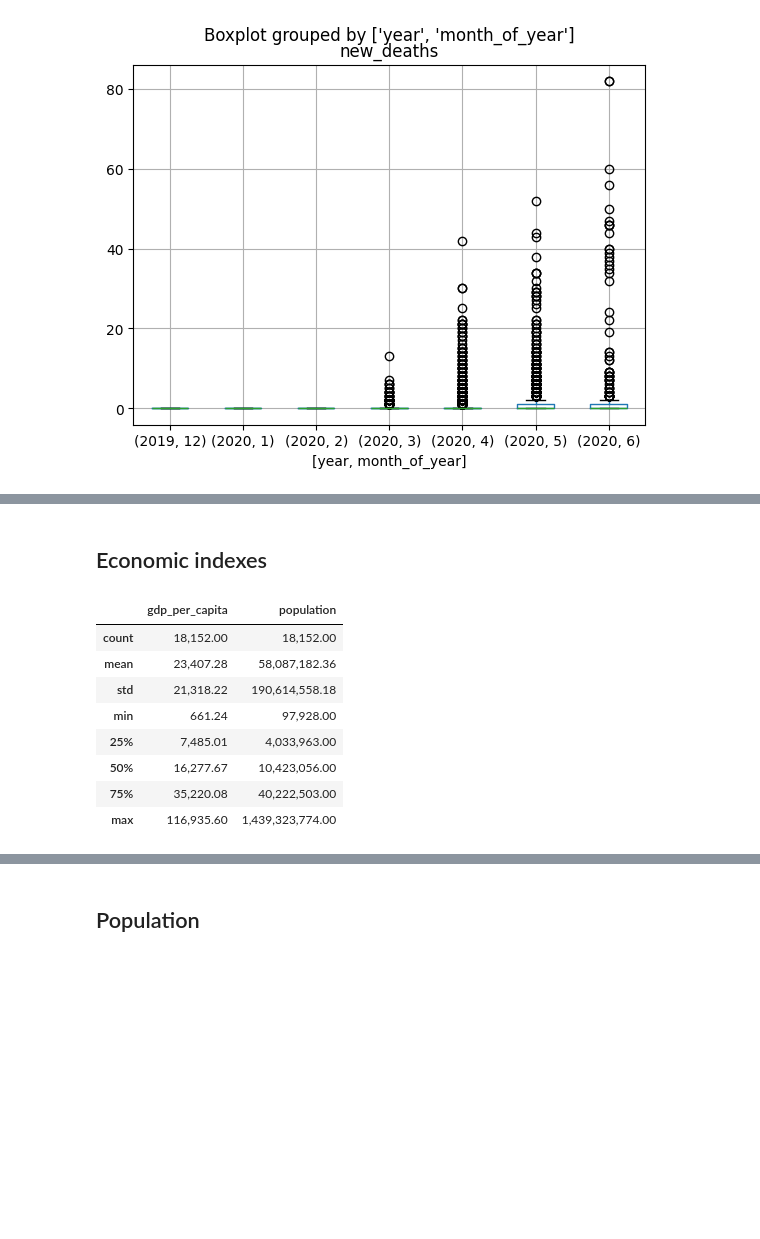
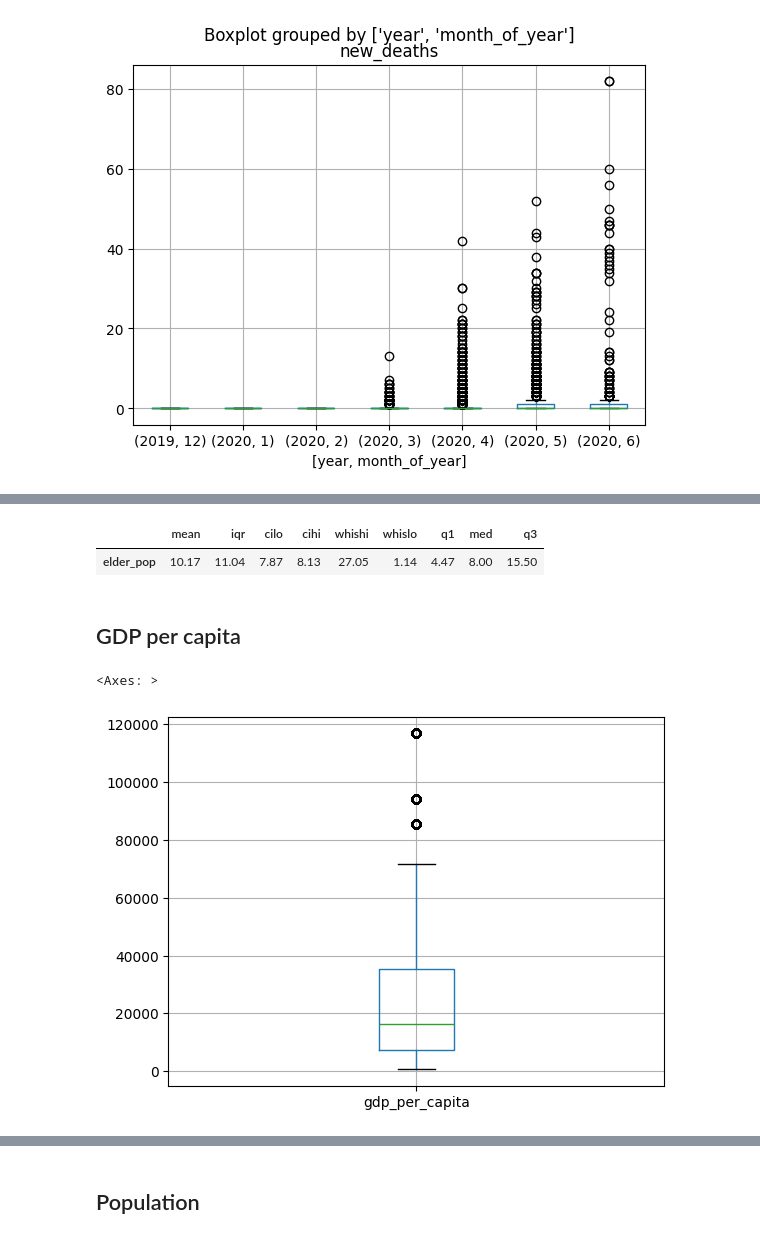
Before and after one commit to gabbmelo/covid_cardio, a Jupyter notebook: PRE_TREATMENT/COVID/00_IN/covid_data.ipynb, the cells around one changed output, grey strips where cells are left out. Cells and saved outputs as stored; diff of their text form; code cells hidden in the pictures; blank space fills up the shorter version.

```diff
--- a/PRE_TREATMENT/COVID/00_IN/covid_data.ipynb
+++ b/PRE_TREATMENT/COVID/00_IN/covid_data.ipynb
@@ -388,14 +394,15 @@ df[['aged_65_older_percent', 'hospital_beds_per_thousand' ]].describe()
-# %% [markdown]
-## Economic indexes
+# %%
+elder_pop_index_stats = boxplot_stats(df['aged_65_older_percent'])
+elder_pop_index_stats = pd.DataFrame(elder_pop_index_stats, index=['elder_pop'])
+elder_pop_index_stats = elder_pop_index_stats.drop('fliers', axis = 1)
+elder_pop_index_stats
+# %% [output]
+|  | mean | iqr | cilo | cihi | whishi | whislo | q1 | med | q3 |
+| elder_pop | 10.17 | 11.04 | 7.87 | 8.13 | 27.05 | 1.14 | 4.47 | 8.00 | 15.50 |
+# %% [markdown]
+## GDP per capita
 # %%
-df[['gdp_per_capita', 'population']].describe()
+df.boxplot('gdp_per_capita')
 # %% [output]
-|  | gdp_per_capita | population |
-| count | 18,152.00 | 18,152.00 |
-| mean | 23,407.28 | 58,087,182.36 |
-| std | 21,318.22 | 190,614,558.18 |
-| min | 661.24 | 97,928.00 |
-| 25% | 7,485.01 | 4,033,963.00 |
-| 50% | 16,277.67 | 10,423,056.00 |
-| 75% | 35,220.08 | 40,222,503.00 |
-| max | 116,935.60 | 1,439,323,774.00 |
+<Axes: >
+[figure, added]
```
Also changed, not shown: parts of 86 cells of this notebook, 57 other files.
